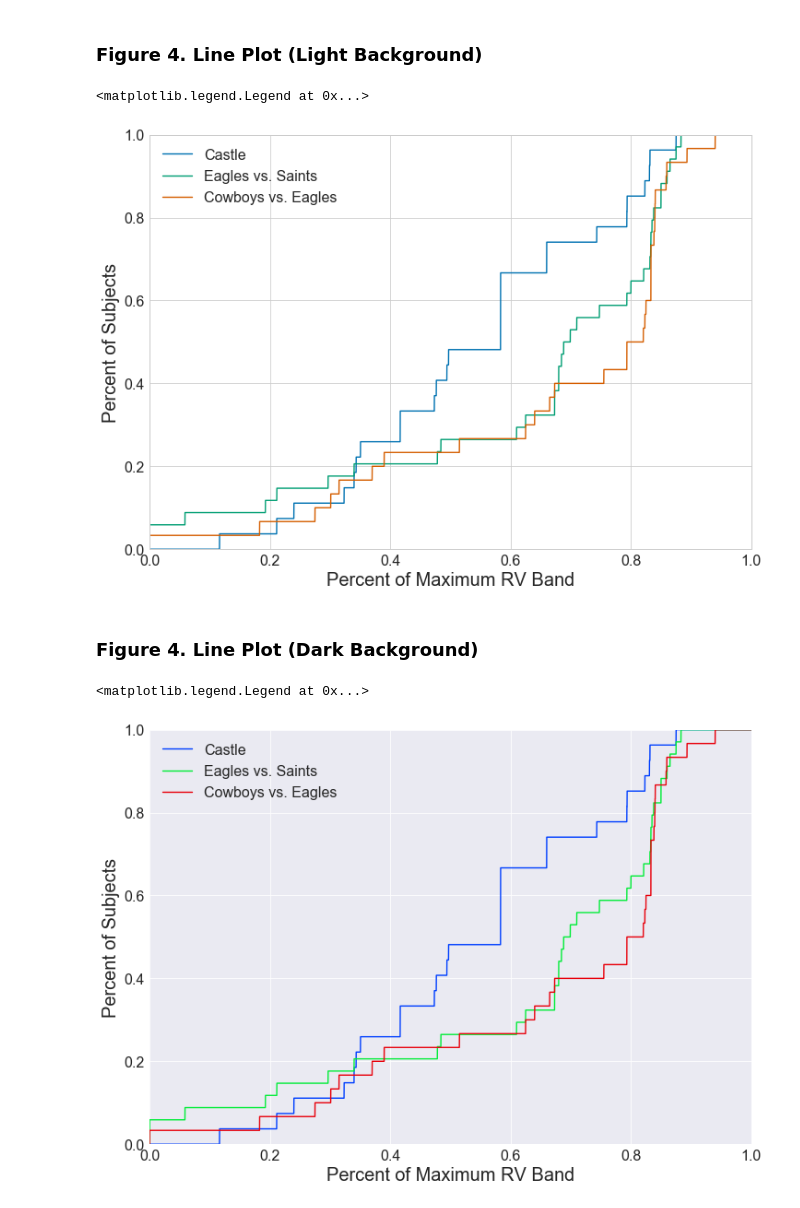
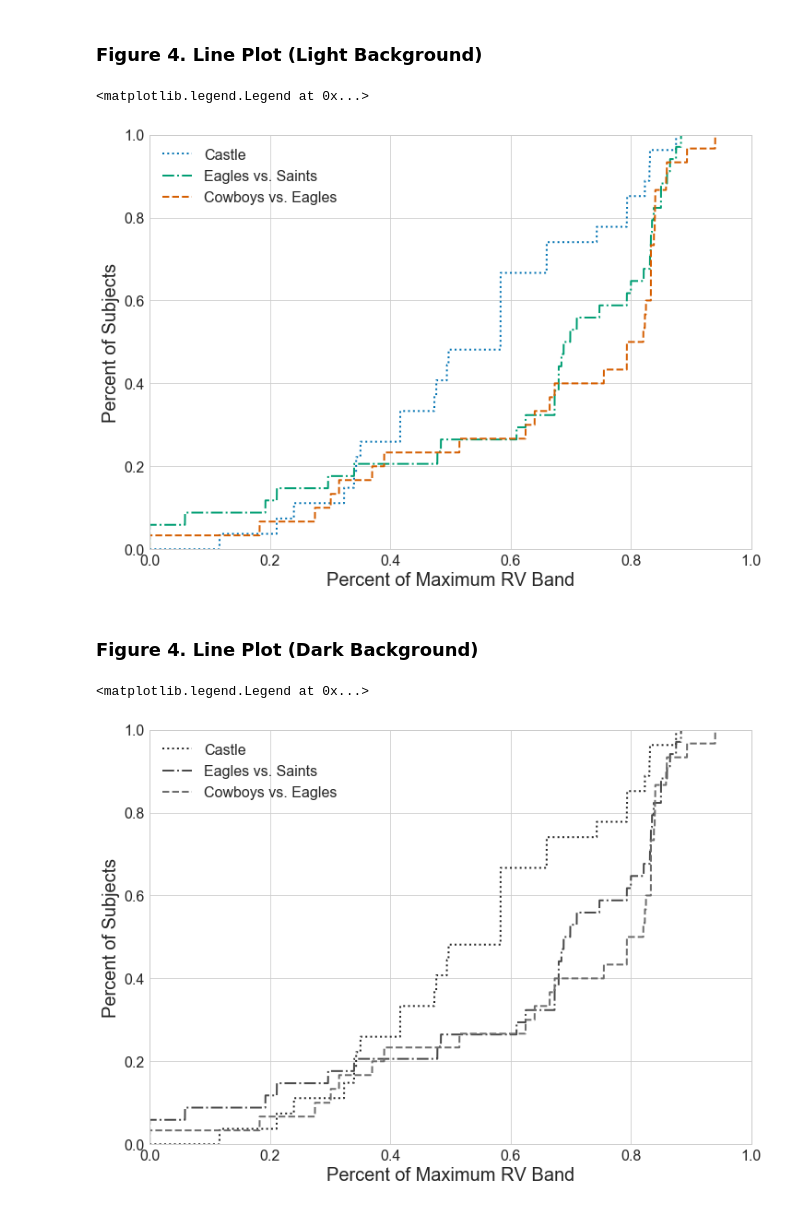
Before and after one commit to cesslab/Experiment-SuspenseAndSurprise, a Jupyter notebook: SchotterKesslerMcClellan_SuspenseAndSurprise.ipynb, the cells around one changed output. Saved outputs shown, nothing was run; the diff lists cells and outputs as text; code cells hidden in the pictures.

```diff
--- a/SchotterKesslerMcClellan_SuspenseAndSurprise.ipynb
+++ b/SchotterKesslerMcClellan_SuspenseAndSurprise.ipynb
@@ -56,7 +56,7 @@ for col in range(1, len(f1df.columns) + 1):
 ### Figure 1. Line Plot (Dark Background)
 # %%
 plt.figure(figsize=(11.7,8.27))
-sns.set(context="paper", palette="bright", style="darkgrid", font_scale=2)
+sns.set(context="paper", palette="gray", style="whitegrid", font_scale=2)
 optimalBelief = np.arange(50, 101, 50/6)
 plt.xlim(1, 7)
 plt.xlabel('Belief Elicifation', fontsize=20)
@@ -105,7 +105,7 @@ for col in range(1, len(f2df.columns) + 1):
 ### Figure 2. Line Plot (Dark Background)
 # %%
 plt.figure(figsize=(11.7,8.27))
-sns.set(context="paper", palette="bright", style="darkgrid", font_scale=2)
+sns.set(context="paper", palette="gray", style="whitegrid", font_scale=2)
 optimalBelief = np.arange(50, 101, 50/6)
 plt.xlim(1, 7)
 plt.xlabel('Belief Elicifation', fontsize=20)
@@ -154,7 +154,7 @@ for col in range(1, len(f3df.columns) + 1):
 ### Figure 3. Line Plot (Light Background)
 # %%
 plt.figure(figsize=(11.7,8.27))
-sns.set(context="paper", palette="bright", style="darkgrid", font_scale=2)
+sns.set(context="paper", palette="gray", style="whitegrid", font_scale=2)
 optimalBelief = np.arange(50, 101, 50/6)
 plt.xlim(1, 7)
 plt.xlabel('Belief Elicifation', fontsize=20)
@@ -202,26 +202,32 @@ plt.xlim(0, 1, 0.05)
 plt.ylim(0, 1, 0.1)
 plt.xlabel('Percent of Maximum RV Band', fontsize=20)
 plt.ylabel('Percent of Subjects', fontsize=20)
-l1, = plt.plot(f4df['crv'], f4df['cs'], label='Castle')
-l2, = plt.plot(f4df['serv'], f4df['ses'], label='Eagles vs. Saints')
-l3, = plt.plot(f4df['cerv'], f4df['ces'], label='Cowboys vs. Eagles')
+l1, = plt.plot(f4df['crv'], f4df['cs'], label='Castle', linestyle=":")
+l2, = plt.plot(f4df['serv'], f4df['ses'], label='Eagles vs. Saints', linestyle="-.")
+l3, = plt.plot(f4df['cerv'], f4df['ces'], label='Cowboys vs. Eagles', linestyle="--")
+plt.setp(l1, linewidth=2)
+plt.setp(l2, linewidth=2)
+plt.setp(l3, linewidth=2)
 plt.legend(handles=[l1, l2, l3])
 # %% [output]
 <matplotlib.legend.Legend at 0x...>
-[figure, old version]
+[figure, new version]
 # %% [markdown]
 ### Figure 4. Line Plot (Dark Background)
 # %%
 plt.figure(figsize=(11.7,8.27))
-sns.set(context="paper", palette="bright", style="darkgrid", font_scale=2)
+sns.set(context="paper", palette="gray", style="whitegrid", font_scale=2)
 plt.xlim(0, 1, 0.05)
 plt.ylim(0, 1, 0.1)
 plt.xlabel('Percent of Maximum RV Band', fontsize=20)
 plt.ylabel('Percent of Subjects', fontsize=20)
-l1, = plt.plot(f4df['crv'], f4df['cs'], label='Castle')
-l2, = plt.plot(f4df['serv'], f4df['ses'], label='Eagles vs. Saints')
-l3, = plt.plot(f4df['cerv'], f4df['ces'], label='Cowboys vs. Eagles')
+l1, = plt.plot(f4df['crv'], f4df['cs'], label='Castle', linestyle=":")
+l2, = plt.plot(f4df['serv'], f4df['ses'], label='Eagles vs. Saints', linestyle="-.")
+l3, = plt.plot(f4df['cerv'], f4df['ces'], label='Cowboys vs. Eagles', linestyle="--")
+plt.setp(l1, linewidth=2)
+plt.setp(l2, linewidth=2)
+plt.setp(l3, linewidth=2)
 plt.legend(handles=[l1, l2, l3])
 # %% [output]
 <matplotlib.legend.Legend at 0x...>
-[figure, old version]
+[figure, new version]
```
Also changed, not shown: parts of 3 cells of this notebook.
